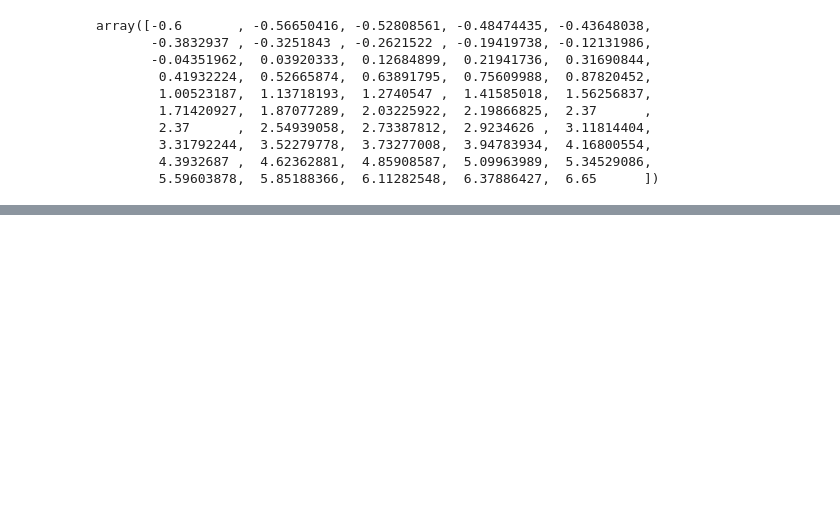
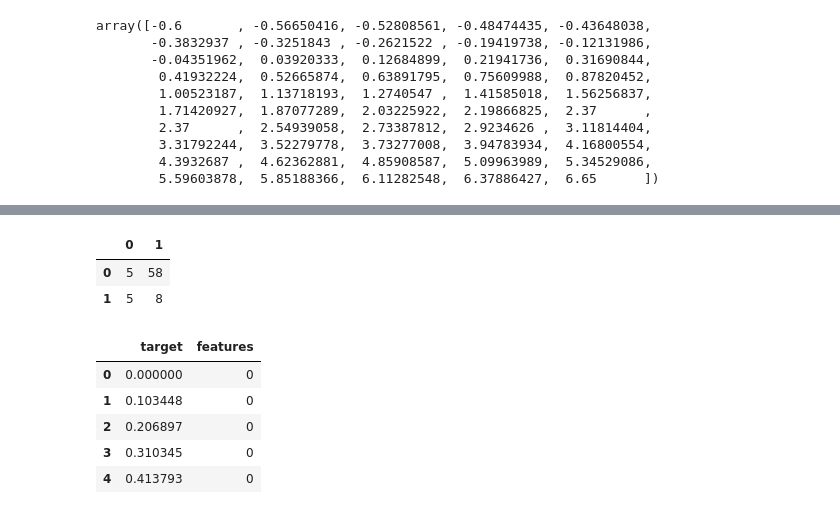
Before and after one commit to ujjwal-basnet/ML_journey, a Jupyter notebook: Week 3/Logistic regression/polynomial-logistic-regression.ipynb, the cells around one changed output, grey strips where cells are left out. Saved outputs shown, nothing was run; the diff lists cells and outputs as text; code cells hidden in the pictures; blank space fills up the shorter version.

```diff
--- a/Week 3/Logistic regression/polynomial-logistic-regression.ipynb
+++ b/Week 3/Logistic regression/polynomial-logistic-regression.ipynb
@@ -31,0 +67,10 @@ def sigmoid(z):
+# %%
+x  = [4 , 5 ]
+y = [5 , 8 ]
+x = np.array( [ 5 , 58 ])
+y = np.array([5 , 8 ])
+pd.DataFrame((x , y ) )
+# %% [output]
+|  | 0 | 1 |
+| 0 | 5 | 58 |
+| 1 | 5 | 8 |
@@ -31,0 +88,9 @@ def sigmoid(z):
+# %%
+df.head()
+# %% [output]
+|  | target | features |
+| 0 | 0.000000 | 0 |
+| 1 | 0.103448 | 0 |
+| 2 | 0.206897 | 0 |
+| 3 | 0.310345 | 0 |
+| 4 | 0.413793 | 0 |
```
Also changed, not shown: parts of 17 cells of this notebook.
